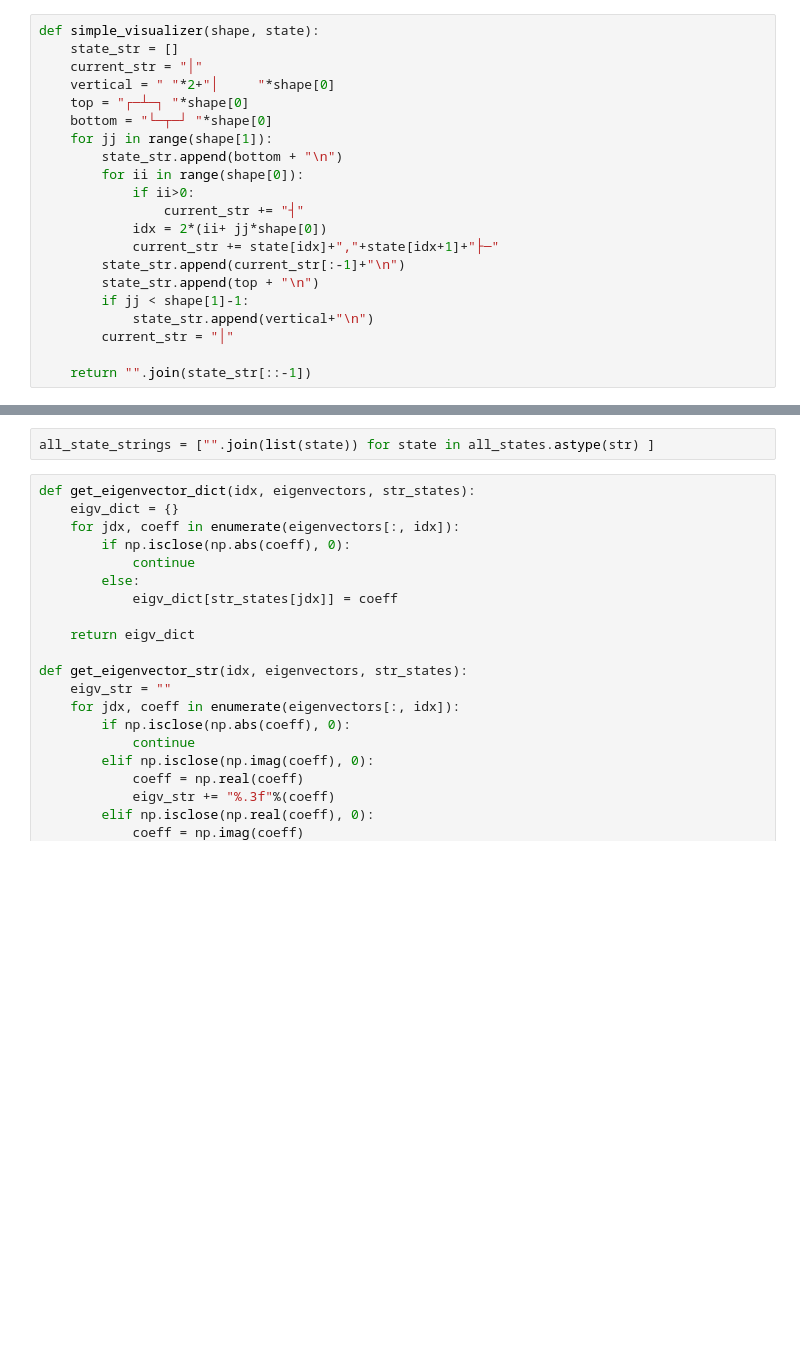
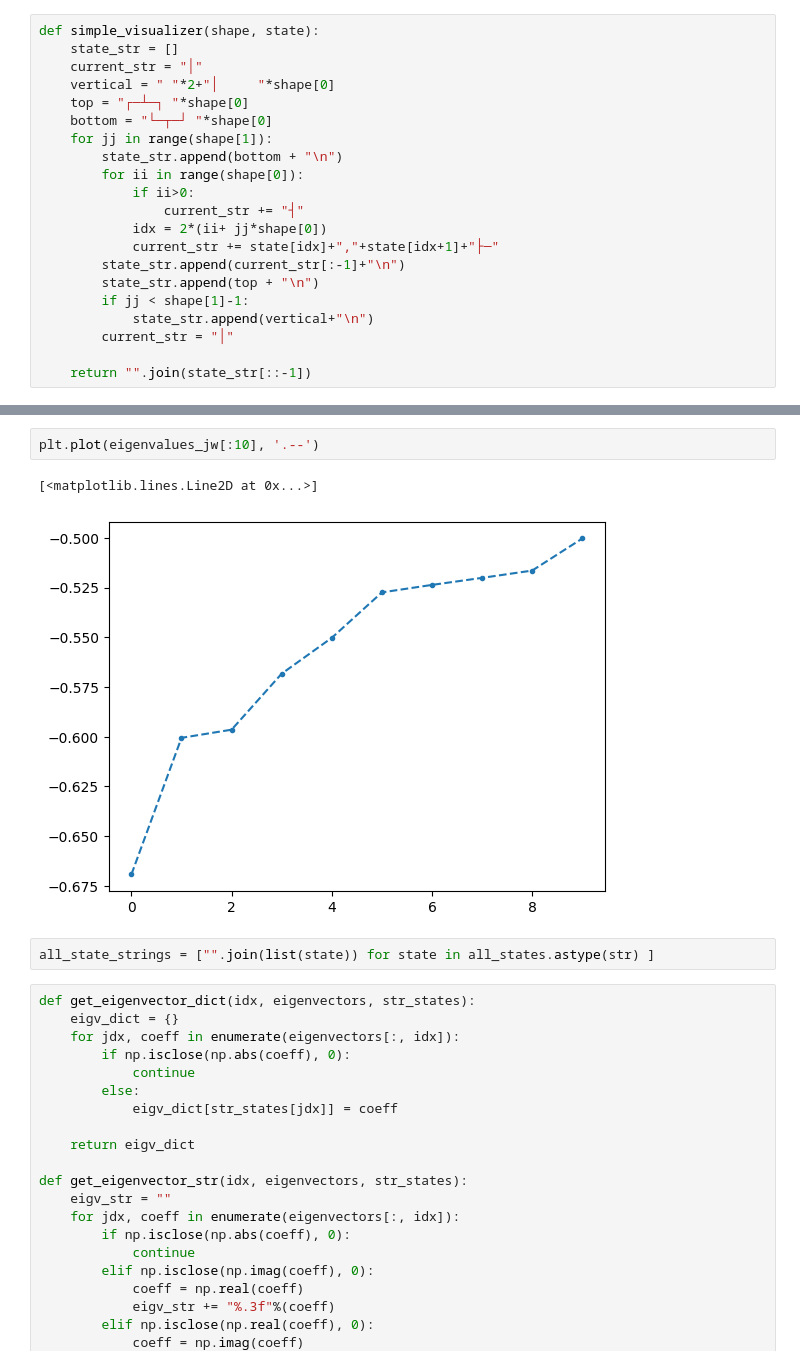
Before and after one commit to mballarin97/hubbard, a Jupyter notebook: exact_visualizer.ipynb, the cells around one changed output, grey strips where cells are left out. Drawn from its saved outputs; the diff is of its cells as text; blank space fills up the shorter version.

```diff
--- a/exact_visualizer.ipynb
+++ b/exact_visualizer.ipynb
@@ -131,3 +169,8 @@ plt.show()
+# %%
+plt.plot(eigenvalues_jw[:10], '.--')
+# %% [output]
+[<matplotlib.lines.Line2D at 0x...>]
+[figure, added]
 # %%
 all_state_strings = ["".join(list(state)) for state in all_states.astype(str) ]
 # %%
```
Also changed, not shown: parts of 10 cells of this notebook, 6 other files.
